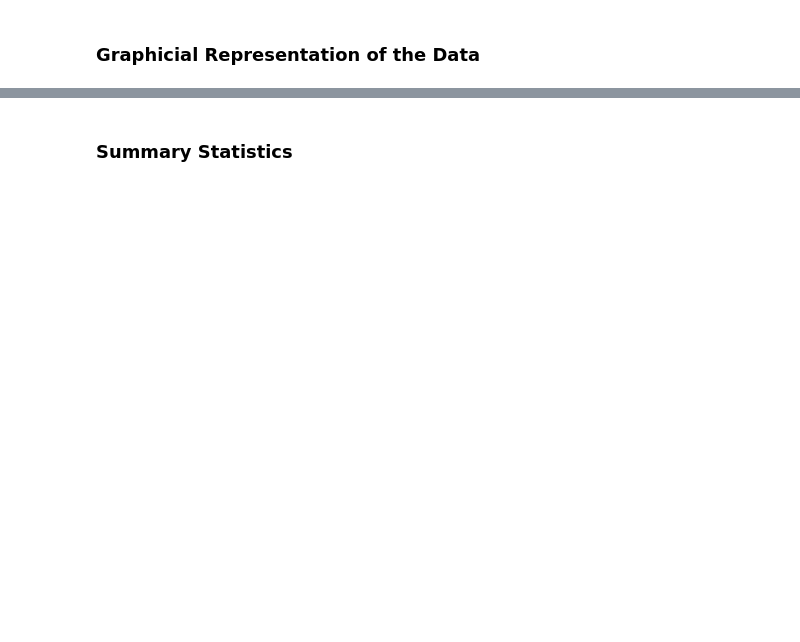
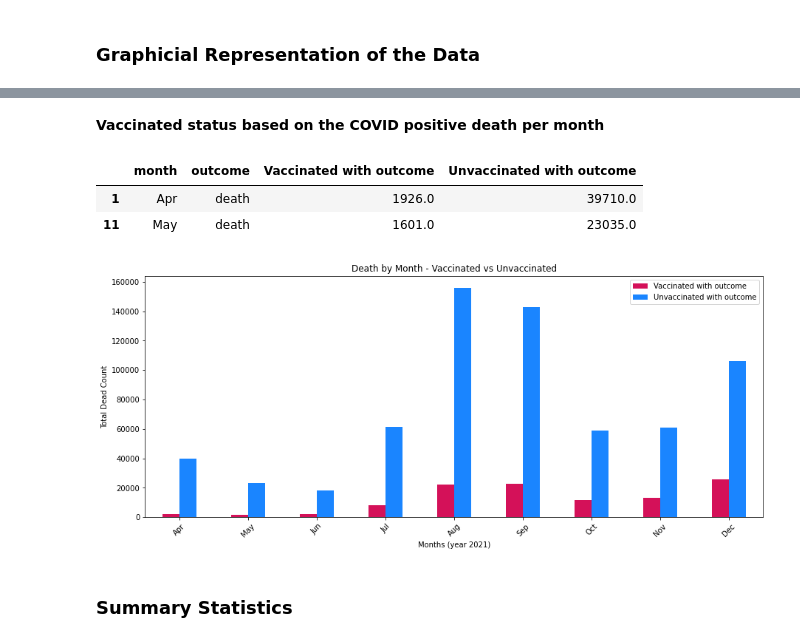
Before and after one commit to WayBurke/Project1-Group2, a Jupyter notebook: Project-1_COVID-19.ipynb, the cells around one changed output, grey strips where cells are left out. Cells and saved outputs as stored; diff of their text form; code cells hidden in the pictures; blank space fills up the shorter version.

```diff
--- a/Project-1_COVID-19.ipynb
+++ b/Project-1_COVID-19.ipynb
@@ -34,2 +302,23 @@ import csv
+# %% [markdown]
+**Vaccinated status based on the COVID positive death per month**
+# %%
+#Filtering out the Outcome for Deaths per Month for both vaccinated and unvaccinated population
+death_only= outcome_df[outcome_df["outcome"] =="death"]
+death_only.head(2)
+# %% [output]
+|  | month | outcome | Vaccinated with outcome | Unvaccinated with outcome |
+| 1 | Apr | death | 1926.0 | 39710.0 |
+| 11 | May | death | 1601.0 | 23035.0 |
+# %%
+#Plotting Dataframe for Death of vaccinated vs unvaccinated
+vax_death_plot =death_only.plot.bar(x="month",rot=45,
+                                    title="Death by Month - Vaccinated vs Unvaccinated", figsize=(15,6),
+                                   color={"Unvaccinated with outcome": dodger_blue, "Vaccinated with outcome":debian_red})
+vax_death_plot.set_ylabel("Total Dead Count")
+vax_death_plot.set_xlabel("Months (year 2021)")
+vax_death_plot.legend(loc="best")
+plt.savefig("images/us_death_vax_status.png")
+# %% [output]
+[figure, added]
 # %% [markdown]
 ### Summary Statistics
```
Also changed, not shown: parts of 109 cells of this notebook, 28 other files.
